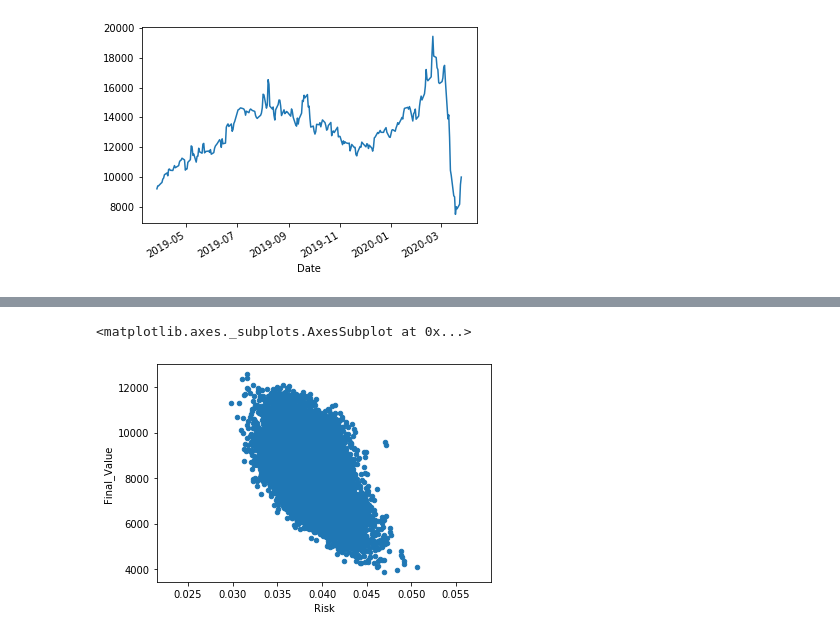
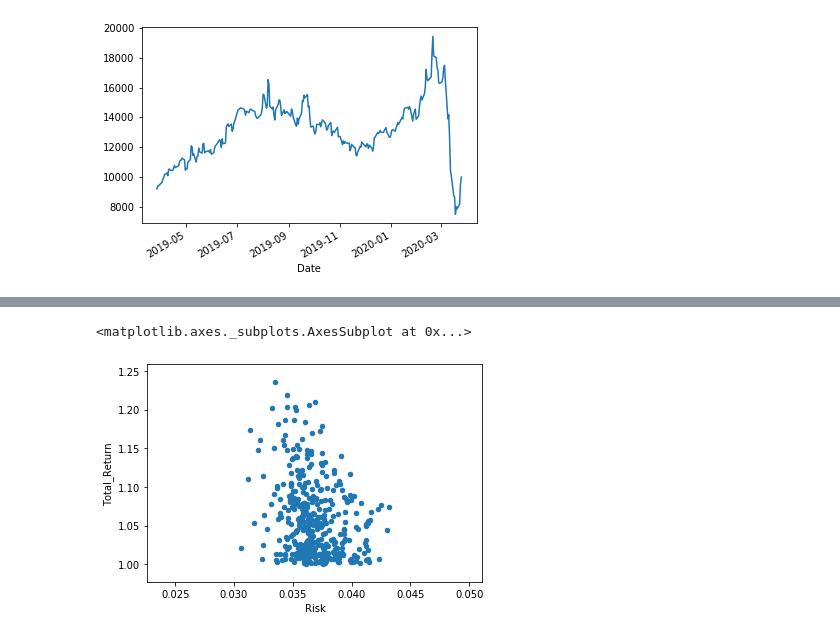
Before and after one commit to CamKirk/lp-efficientfrontier, a Jupyter notebook: draft.ipynb, the cells around one changed output, grey strips where cells are left out. Saved outputs shown, nothing was run; the diff lists cells and outputs as text; code cells hidden in the pictures.

```diff
--- a/draft.ipynb
+++ b/draft.ipynb
@@ -134,5 +116,13 @@ results.head()
 # %%
+results = pd.DataFrame({
+    "Weights":[],
+    "Total_Return":[],
+    "Risk":[],
+    "Sharpe":[]
+})
 trials = 5000
+risk_free_rate = 0.72
+
 for run in range(trials):
 
 
@@ -144,10 +134,15 @@ for run in range(trials):
     portfolio_returns = returns.dot(weights)
     cumulative_returns = (1+portfolio_returns).cumprod()
 
+    risk = portfolio_returns.std()
+#     final_value = (initial * cumulative_returns)[-1] # in case you want this
+    total_return = cumulative_returns[-1]
+
     results=results.append({
         "Weights":weights,
-        "Final_Value":(initial * cumulative_returns)[-1],
-        "Risk": portfolio_returns.std()
+        "Total_Return": total_return,
+        "Risk": risk,
+        "Sharpe": (total_return-risk_free_rate)/risk
     }, ignore_index=True)
 
 results
@@ -168,5 +168,7 @@ results
+# %%
+positive_yield=results[results["Total_Return"]>1]
 # %%
-results.plot(kind="scatter", x="Risk", y="Final_Value")
+positive_yield.plot(kind="scatter", x="Risk", y="Total_Return")
 # %% [output]
 <matplotlib.axes._subplots.AxesSubplot at 0x...>
-[figure, old version]
+[figure, new version]
```
Also changed, not shown: parts of 9 cells of this notebook, 1 other file.
